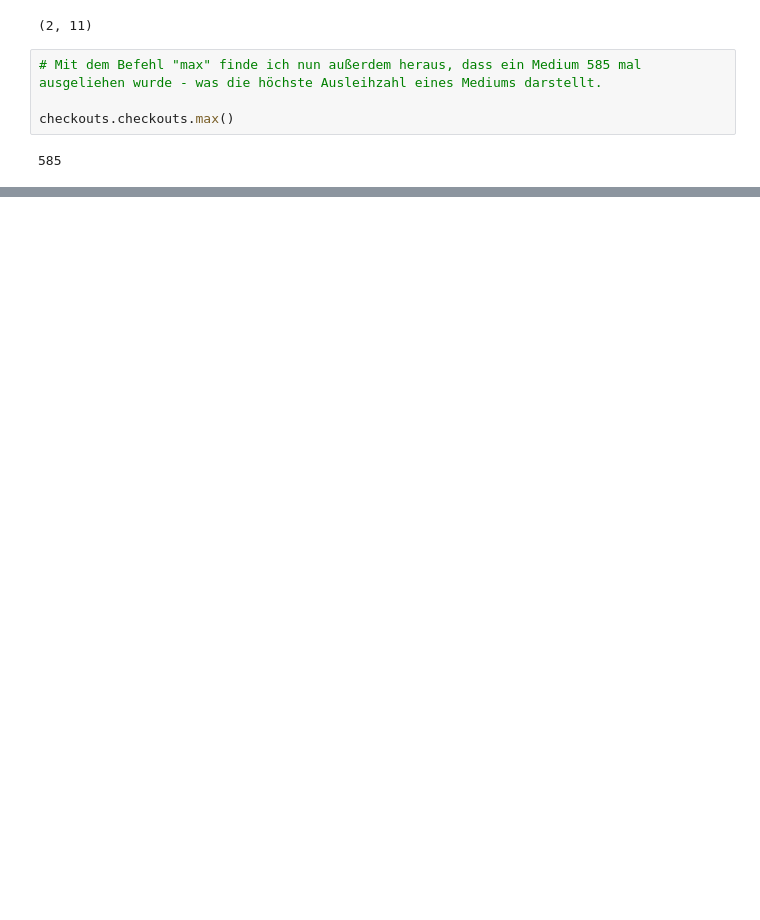
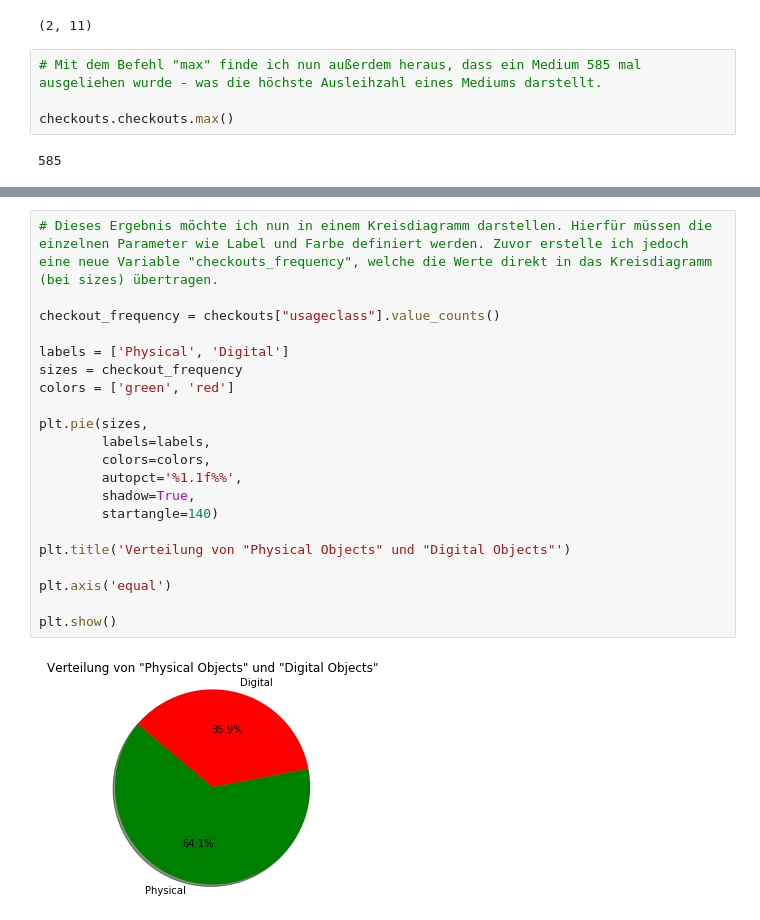
Before and after one commit to KataSchubert/M19_19.3_WPM_T9.2_Schubert, a Jupyter notebook: T9.2_Aufgabe_Python.ipynb, the cells around one changed output, grey strips where cells are left out. Saved outputs shown, nothing was run; the diff lists cells and outputs as text; blank space fills up the shorter version.

```diff
--- a/T9.2_Aufgabe_Python.ipynb
+++ b/T9.2_Aufgabe_Python.ipynb
@@ -116,0 +165,23 @@ checkouts[checkouts["checkouts"] == checkouts.checkouts.max()]
+# %%
+# Dieses Ergebnis möchte ich nun in einem Kreisdiagramm darstellen. Hierfür müssen die einzelnen Parameter wie Label und Farbe definiert werden. Zuvor erstelle ich jedoch eine neue Variable "checkouts_frequency", welche die Werte direkt in das Kreisdiagramm (bei sizes) übertragen.
+
+checkout_frequency = checkouts["usageclass"].value_counts()
+
+labels = ['Physical', 'Digital']
+sizes = checkout_frequency
+colors = ['green', 'red']
+
+plt.pie(sizes,
+        labels=labels,
+        colors=colors,
+        autopct='%1.1f%%',
+        shadow=True,
+        startangle=140)
+
+plt.title('Verteilung von "Physical Objects" und "Digital Objects"')
+
+plt.axis('equal')
+
+plt.show()
+# %% [output]
+[figure, added]
```
Also changed, not shown: parts of 12 cells of this notebook.
